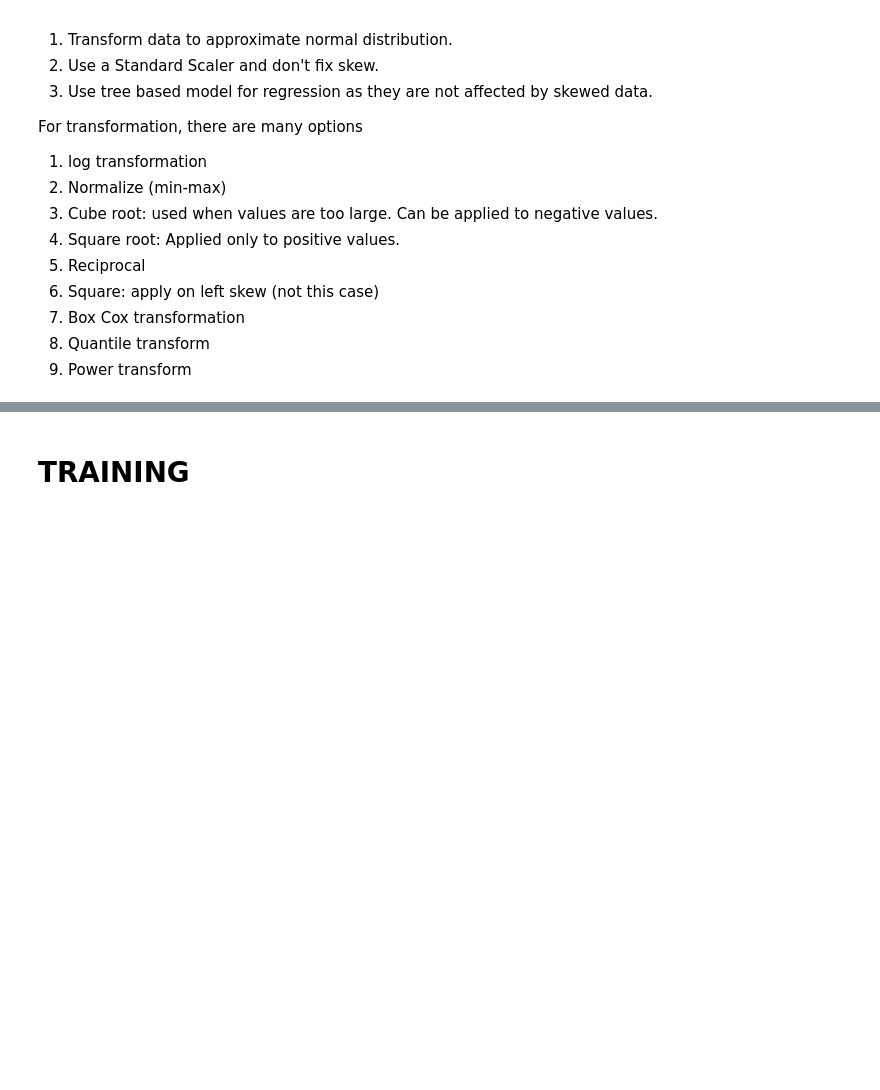
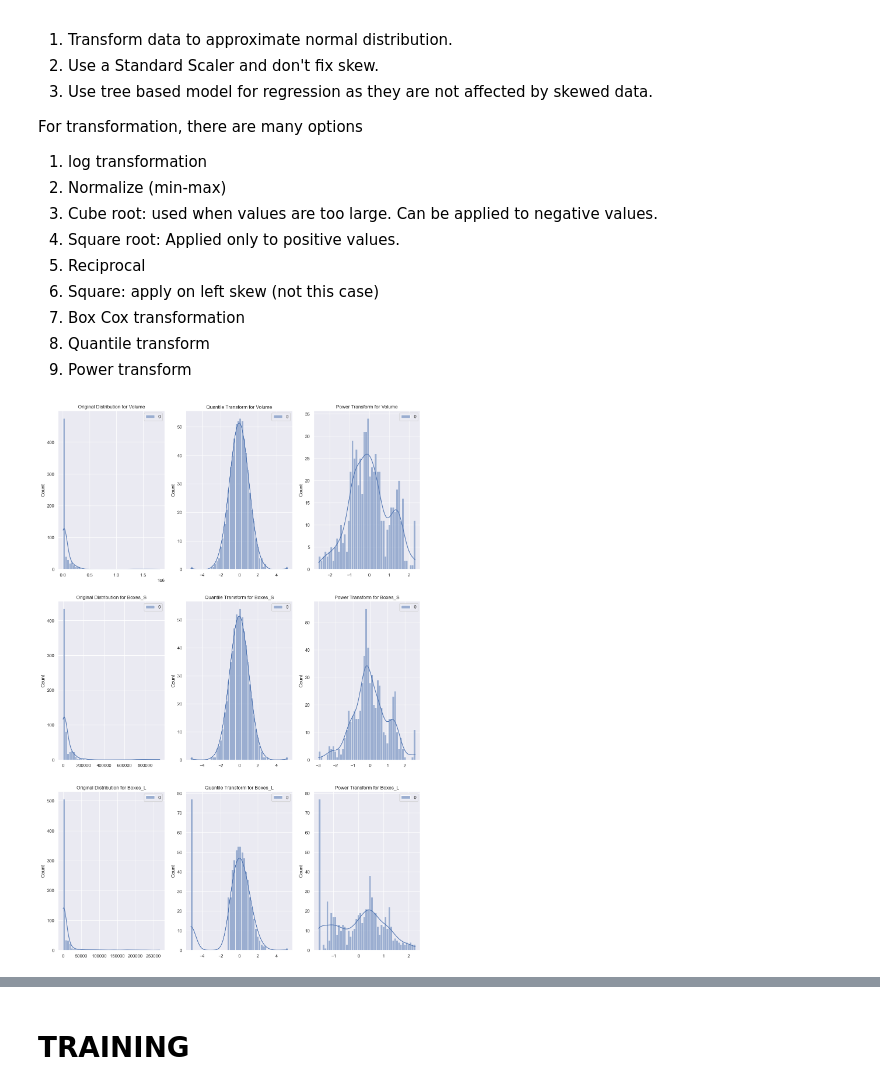
Before and after one commit to mattmiranda/ml-regression, a Jupyter notebook: main.ipynb, the cells around one changed output, grey strips where cells are left out. Drawn from its saved outputs; the diff is of its cells as text; code cells hidden in the pictures; blank space fills up the shorter version.

```diff
--- a/main.ipynb
+++ b/main.ipynb
@@ -167,28 +343,29 @@ For transformation, there are many options
 9. Power transform
 # %%
 # Let's try Power transform and quantile transform
-from sklearn.preprocessing import PowerTransformer, QuantileTransformer
-cols1 = ["Price", "Volume", "Boxes_S"]
+cols1 = ["Volume", "Boxes_S", "Boxes_L"]
 def test_transformers(columns):
     pt = PowerTransformer()
     qt = QuantileTransformer(n_quantiles=500, output_distribution='normal')
     fig = plt.figure(figsize=(16,24))
     j = 1
     for i in columns:
         array = np.array(df[i]).reshape(-1, 1)
         y = pt.fit_transform(array)
         x = qt.fit_transform(array)
         plt.subplot(3,3,j)
         sns.histplot(array, bins = 50, kde = True)
         plt.title(f"Original Distribution for {i}")
         plt.subplot(3,3,j+1)
         sns.histplot(x, bins = 50, kde = True)
         plt.title(f"Quantile Transform for {i}")
         plt.subplot(3,3,j+2)
         sns.histplot(y, bins = 50, kde = True)
         plt.title(f"Power Transform for {i}")
         j += 3
 test_transformers(cols1)
+# %% [output]
+[figure, added]
 # %%
 # Quantile Transform is able to normalize the data nicely so I will use that. Remember that the same preprocessing must be applied to new data later.
 # I'm dropping "Total Boxes" because it won't make sense here.
```
Also changed, not shown: parts of 46 cells of this notebook, 2 other files.
